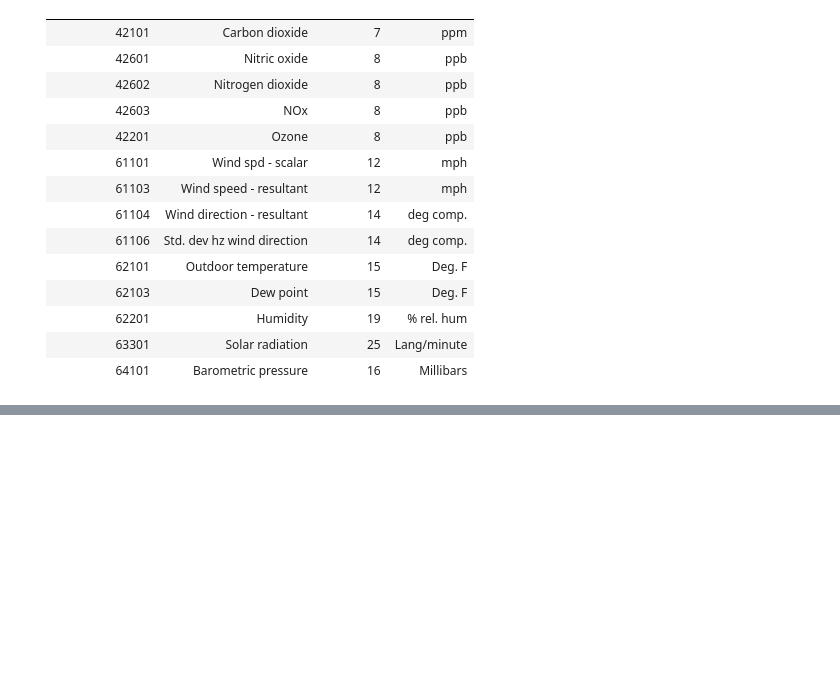
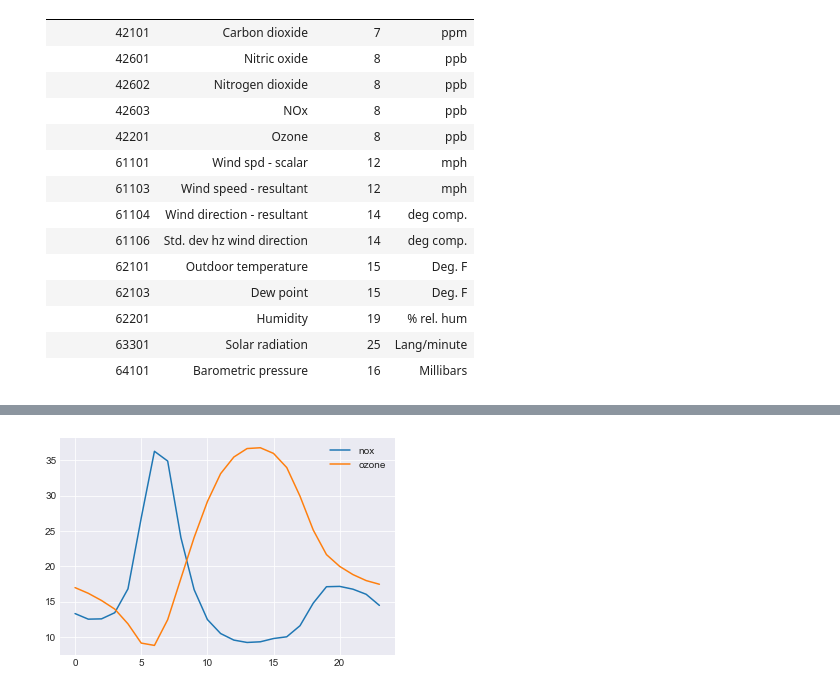
Before and after one commit to phuston/aq_houston, a Jupyter notebook: data_exploration/data_exploration.ipynb, the cells around one changed output, grey strips where cells are left out. Drawn from its saved outputs; the diff is of its cells as text; code cells hidden in the pictures; blank space fills up the shorter version.

Commit message:
Basic data exploration

```diff
--- a/data_exploration/data_exploration.ipynb
+++ b/data_exploration/data_exploration.ipynb
@@ -72,0 +190,12 @@ gb['Unit Cd'].describe()
+# %%
+all_data = read_data("../data/338120170929155414557.txt")
+# %%
+def plot_means(fields, group):
+    for field in fields:
+        plt.plot(all_data[field].groupby(group).Value.mean())
+    plt.legend(fields)
+    plt.show()
+# %%
+plot_means(['nox', 'ozone'], 'hour')
+# %% [output]
+[figure, added]
```
Also changed, not shown: parts of 18 cells of this notebook.
